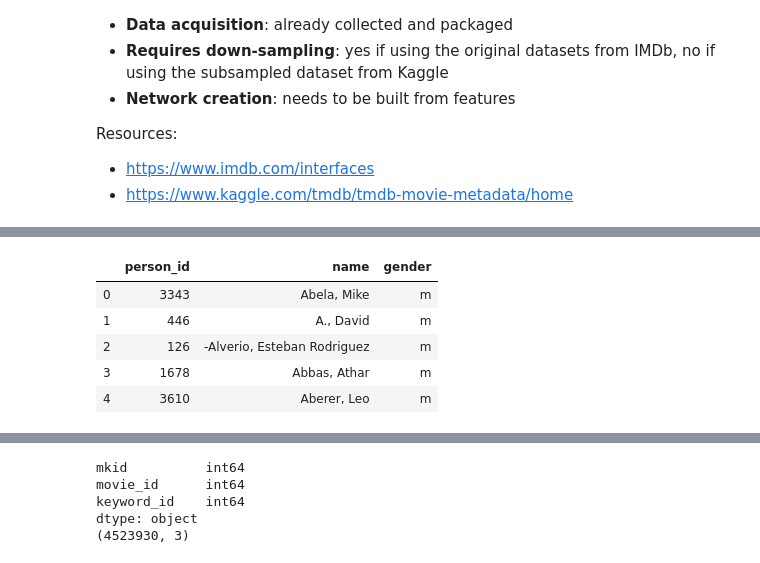
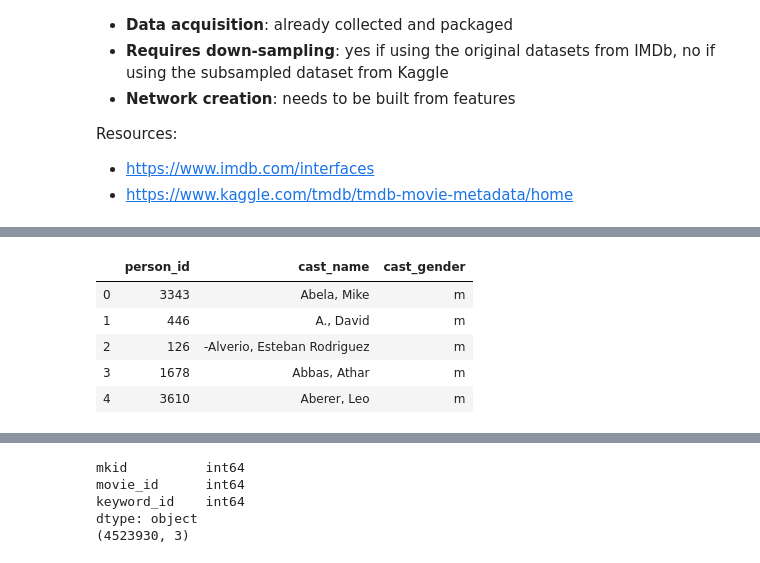
Before and after one commit to Movinder/movielens-imdb-exploration, a Jupyter notebook: data_analysis.ipynb, the cells around one changed output, grey strips where cells are left out. Cells and saved outputs as stored; diff of their text form; code cells hidden in the pictures.

```diff
--- a/data_analysis.ipynb
+++ b/data_analysis.ipynb
@@ -238,7 +264,8 @@ dtype: object
 # %%
-column_people = ["person_id", "name", "imdb_idx", "imdb_id", "gender", "name_cf", "name_nf", "surname", "md5"]
+column_people = ["person_id", "cast_name", "imdb_idx", "imdb_id", "cast_gender", "name_cf", "name_nf", "surname", "md5"]
 
 df_people = pd.read_csv('data/name.csv', delimiter=',', names=column_people, encoding = "ISO-8859-1", low_memory=False)
+
 print(df_people.dtypes)
 print(df_people.shape)
 df_people = df_people.drop(columns=["imdb_idx", "imdb_id", "md5", "name_cf", "name_nf", "surname"])
@@ -256,6 +283,6 @@ md5           object
 dtype: object
 (4167491, 9)
-|  | person_id | name | gender |
+|  | person_id | cast_name | cast_gender |
 | 0 | 3343 | Abela, Mike | m |
 | 1 | 446 | A., David | m |
 | 2 | 126 | -Alverio, Esteban Rodriguez | m |
```
Also changed, not shown: parts of 30 cells of this notebook, 7 other files.
